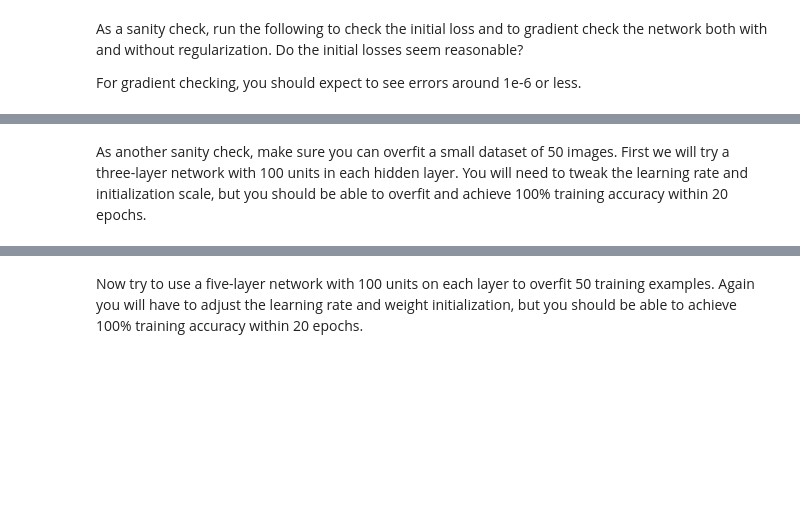
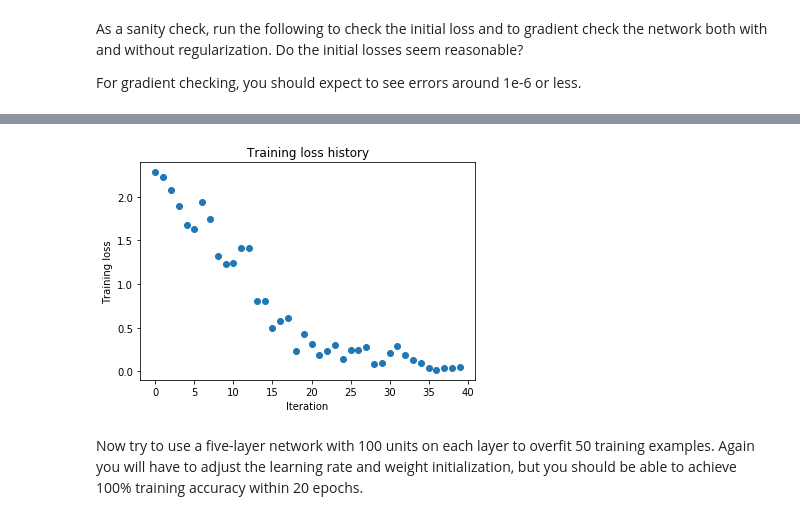
Before and after one commit to windhaunting/Convolutional-Neural-Networks, a Jupyter notebook: FullyConnectedNets.ipynb, the cells around one changed output, grey strips where cells are left out. Drawn from its saved outputs; the diff is of its cells as text; code cells hidden in the pictures; blank space fills up the shorter version.

```diff
--- a/FullyConnectedNets.ipynb
+++ b/FullyConnectedNets.ipynb
@@ -420,5 +434,3 @@ Initial loss:  0.0
-# %% [markdown]
-As another sanity check, make sure you can overfit a small dataset of 50 images. First we will try a three-layer network with 100 units in each hidden layer. You will need to tweak the learning rate and initialization scale, but you should be able to overfit and achieve 100% training accuracy within 20 epochs.
 # %%
 # TODO: Use a three-layer Net to overfit 50 training examples.
 
@@ -431,7 +443,7 @@ small_data = {
 }
 
 weight_scale = 1e-2
-learning_rate = 1e-4
+learning_rate = 1e-2
 model = FullyConnectedNet([100, 100],
               weight_scale=weight_scale, dtype=np.float64)
 solver = Solver(model, small_data,
@@ -448,3 +460,4 @@ plt.title('Training loss history')
 plt.xlabel('Iteration')
 plt.ylabel('Training loss')
 plt.show()
+# %% [output]
@@ -451,3 +481,4 @@ plt.show()
+[figure, added]
 # %% [markdown]
 Now try to use a five-layer network with 100 units on each layer to overfit 50 training examples. Again you will have to adjust the learning rate and weight initialization, but you should be able to achieve 100% training accuracy within 20 epochs.
 # %%
```
Also changed, not shown: parts of 10 cells of this notebook, 2 other files.
